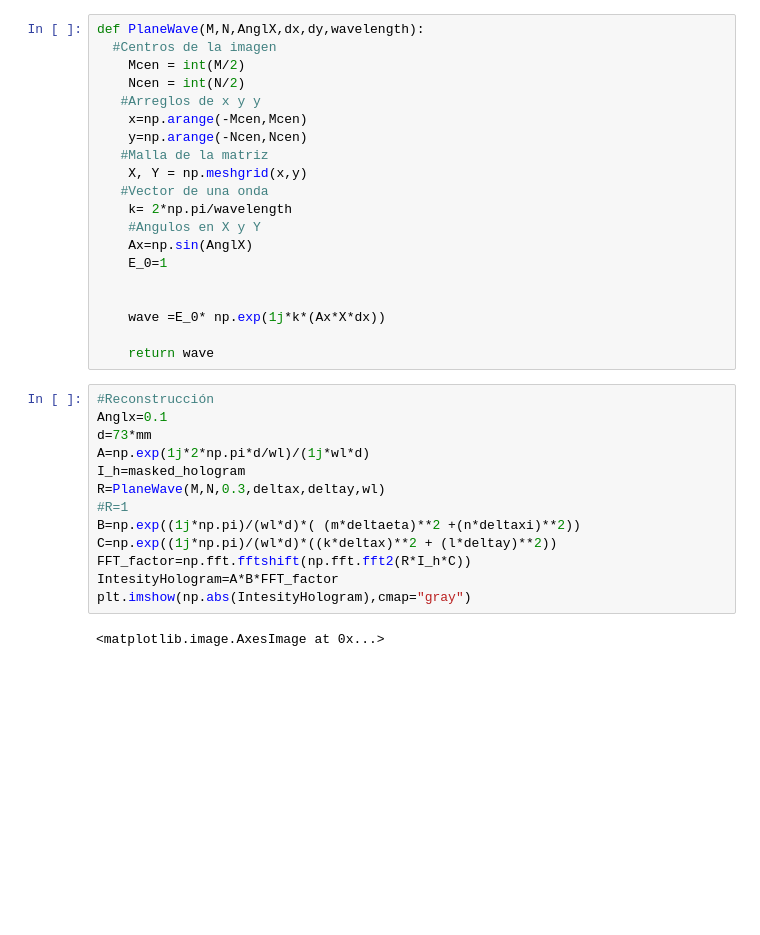
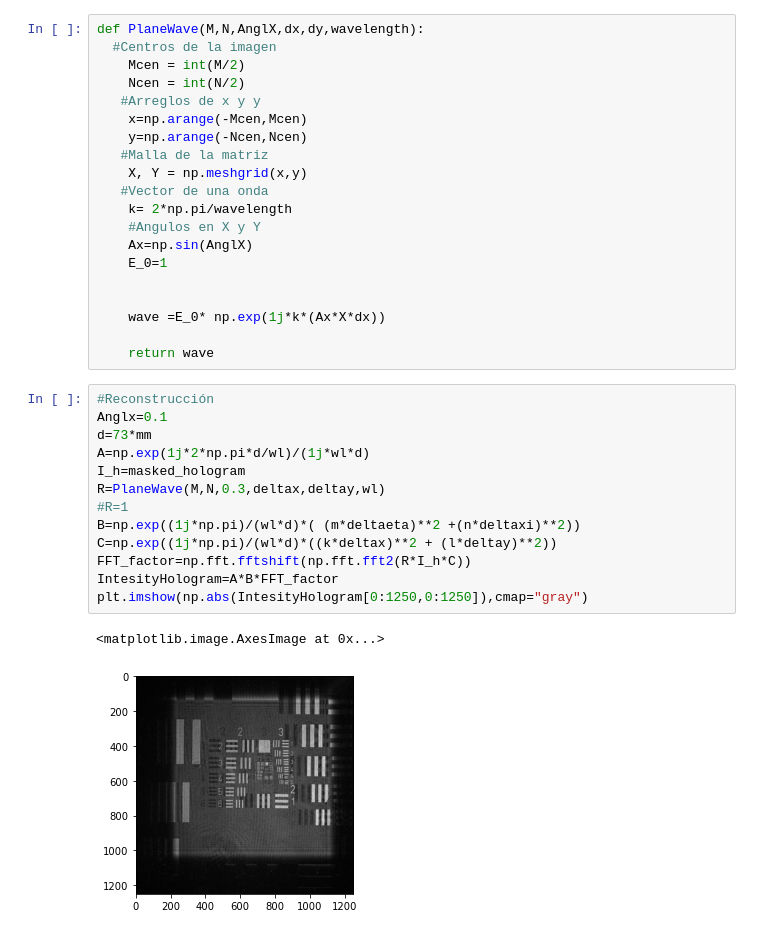
Before and after one commit to JuanDaAC/OpticalInstruments, a Jupyter notebook: Entrega 3/Punto 3/Holografia2.ipynb, the cells around one changed output. Drawn from its saved outputs; the diff is of its cells as text; blank space fills up the shorter version.

```diff
--- a/Entrega 3/Punto 3/Holografia2.ipynb
+++ b/Entrega 3/Punto 3/Holografia2.ipynb
@@ -65,15 +66,16 @@ def PlaneWave(M,N,AnglX,dx,dy,wavelength):
 # %%
 #Reconstrucción
 Anglx=0.1
 d=73*mm
 A=np.exp(1j*2*np.pi*d/wl)/(1j*wl*d)
 I_h=masked_hologram
 R=PlaneWave(M,N,0.3,deltax,deltay,wl)
 #R=1
 B=np.exp((1j*np.pi)/(wl*d)*( (m*deltaeta)**2 +(n*deltaxi)**2))
 C=np.exp((1j*np.pi)/(wl*d)*((k*deltax)**2 + (l*deltay)**2))
 FFT_factor=np.fft.fftshift(np.fft.fft2(R*I_h*C))
 IntesityHologram=A*B*FFT_factor
-plt.imshow(np.abs(IntesityHologram),cmap="gray")
+plt.imshow(np.abs(IntesityHologram[0:1250,0:1250]),cmap="gray")
 # %% [output]
 <matplotlib.image.AxesImage at 0x...>
+[figure, added]
```
Also changed, not shown: parts of 3 cells of this notebook.
